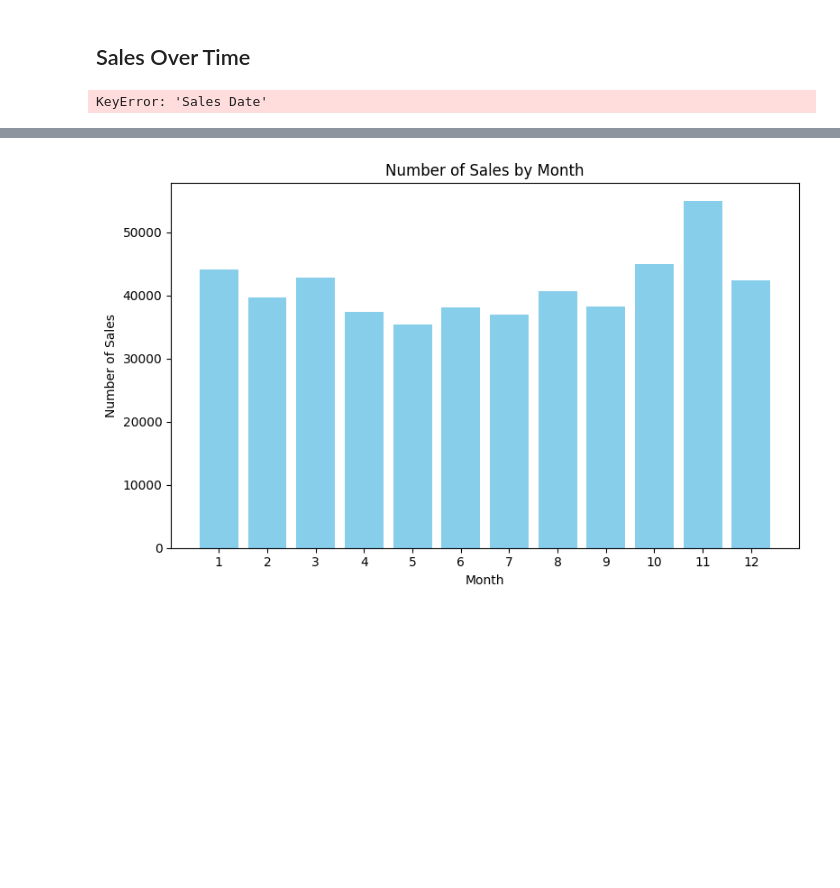
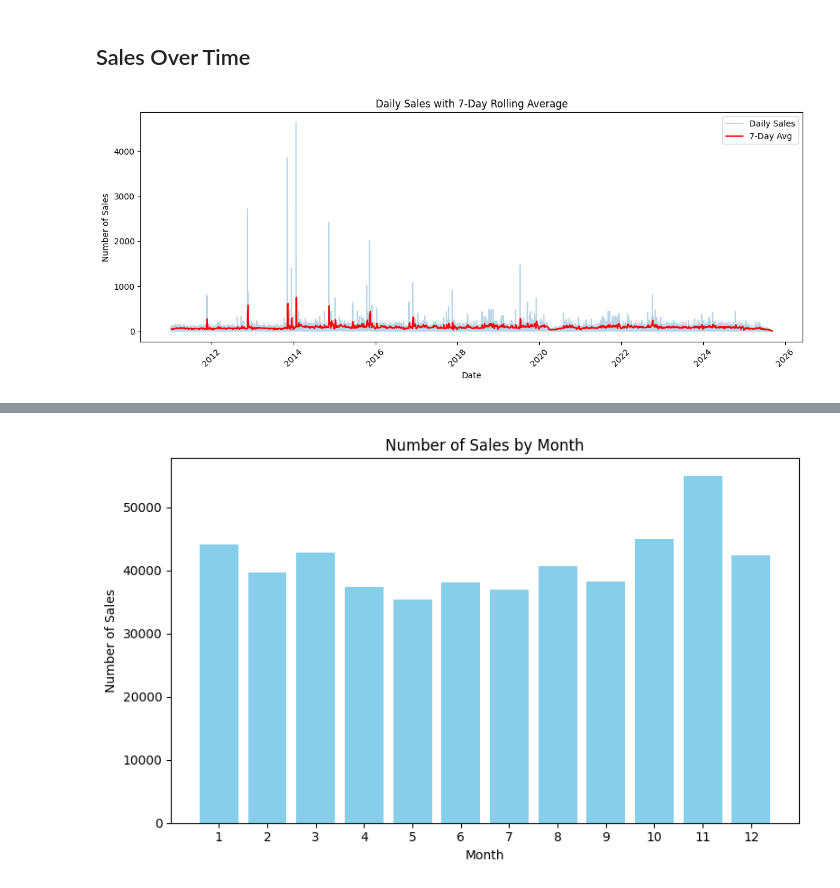
Before and after one commit to mfannin099/detroit_real_estate, a Jupyter notebook: notebooks/property_sales.ipynb, the cells around one changed output, grey strips where cells are left out. Drawn from its saved outputs; the diff is of its cells as text; code cells hidden in the pictures; blank space fills up the shorter version.

Commit message:
Sale Price EDA

```diff
--- a/notebooks/property_sales.ipynb
+++ b/notebooks/property_sales.ipynb
@@ -56,15 +56,17 @@ dtype: float64%
 # %%
 # Daily
 sales_by_day = df.groupby("Sale Date")["Sales ID"].count().reset_index()
+sales_by_day["rolling_7d"] = sales_by_day["Sales ID"].rolling(7).mean()
 
-# Bar chart
-plt.figure(figsize=(8,5))
-plt.bar(sales_by_day["Sale Date"], sales_by_day["Sales ID"], color="skyblue")
-
-plt.title("Number of Sales by Day")
-plt.xlabel("Month")
+plt.figure(figsize=(12,5))
+plt.plot(sales_by_day["Sale Date"], sales_by_day["Sales ID"], alpha=0.3, label="Daily Sales")  # faded raw
+plt.plot(sales_by_day["Sale Date"], sales_by_day["rolling_7d"], color="red", label="7-Day Avg")   # smoothed
+plt.title("Daily Sales with 7-Day Rolling Average")
+plt.xlabel("Date")
 plt.ylabel("Number of Sales")
+plt.xticks(rotation=45)
+plt.legend()
 plt.tight_layout()
 plt.show()
 # %% [output]
-KeyError: 'Sales Date'
+[figure, added]
```
Also changed, not shown: parts of 7 cells of this notebook.
